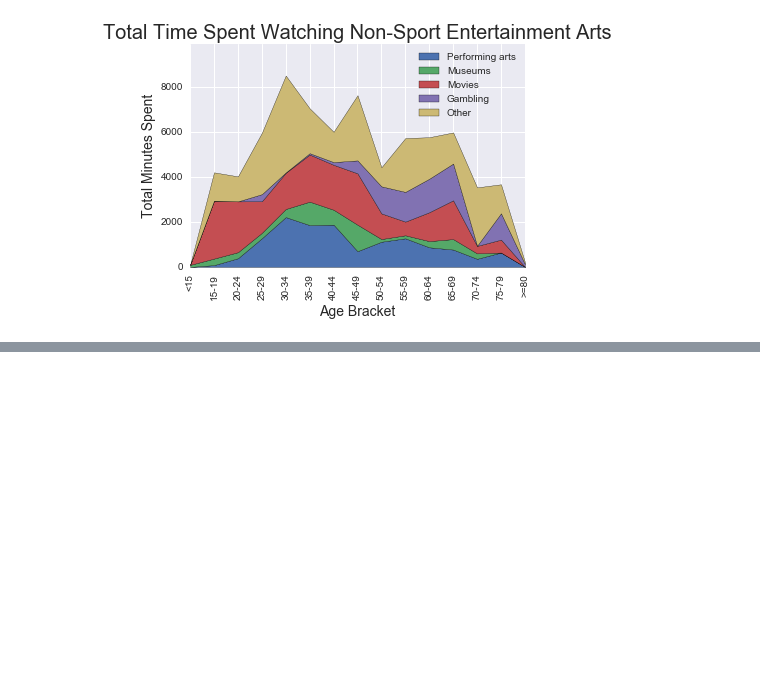
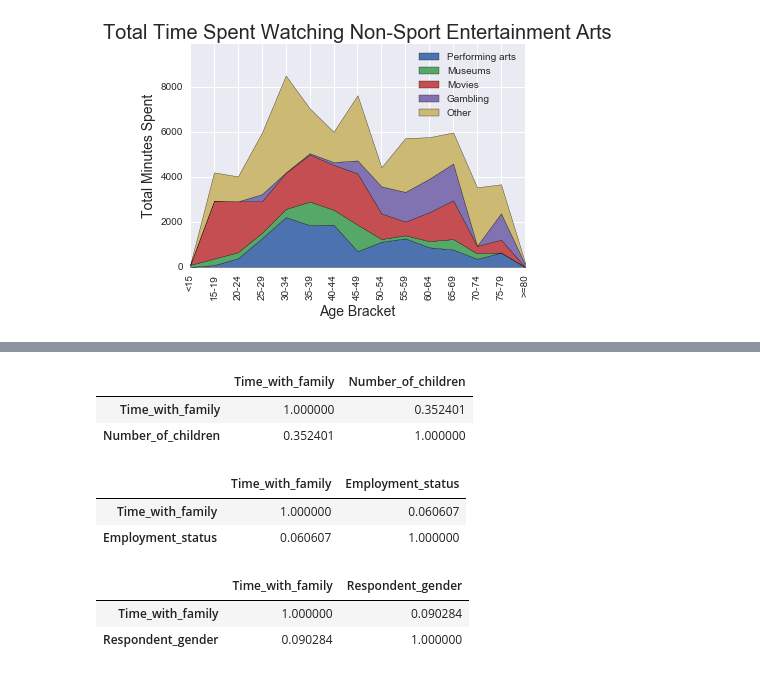
Before and after one commit to gregajohnston/atus-analysis, a Jupyter notebook: Results.ipynb, the cells around one changed output, grey strips where cells are left out. Drawn from its saved outputs; the diff is of its cells as text; code cells hidden in the pictures; blank space fills up the shorter version.

```diff
--- a/Results.ipynb
+++ b/Results.ipynb
@@ -39,0 +45,18 @@ draw_plot_four()
+# %%
+draw_corr_one()
+# %% [output]
+|  | Time_with_family | Number_of_children |
+| Time_with_family | 1.000000 | 0.352401 |
+| Number_of_children | 0.352401 | 1.000000 |
+# %%
+draw_corr_two()
+# %% [output]
+|  | Time_with_family | Employment_status |
+| Time_with_family | 1.000000 | 0.060607 |
+| Employment_status | 0.060607 | 1.000000 |
+# %%
+draw_corr_three()
+# %% [output]
+|  | Time_with_family | Respondent_gender |
+| Time_with_family | 1.000000 | 0.090284 |
+| Respondent_gender | 0.090284 | 1.000000 |
```
Also changed, not shown: parts of 4 cells of this notebook, 2 other files.
